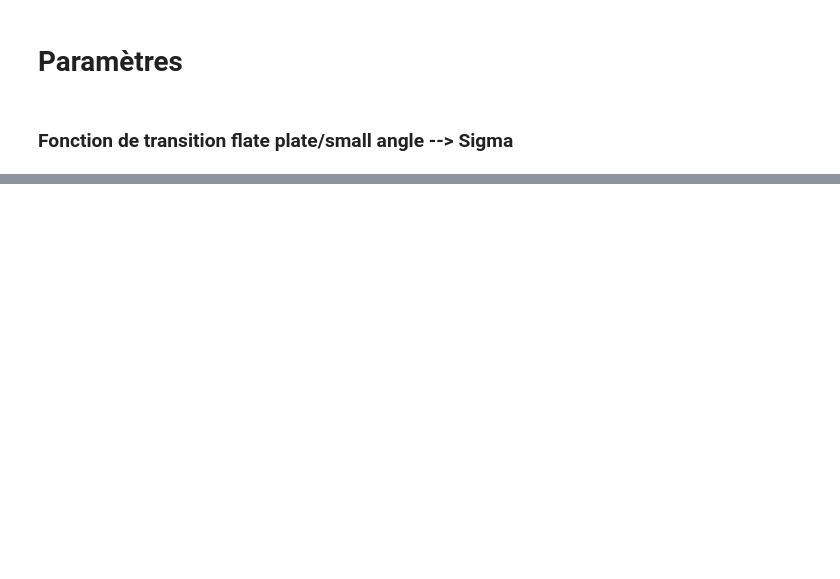
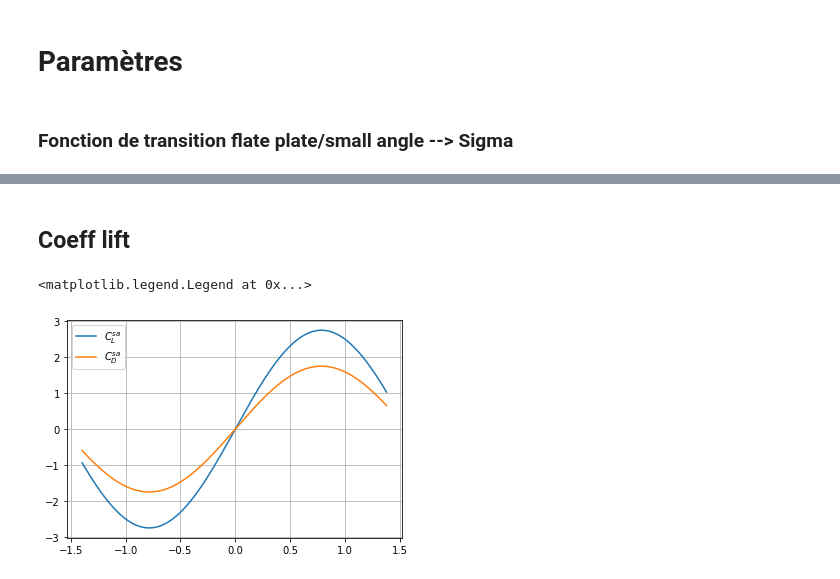
Before and after one commit to altlnt/Avion-Simulation-Identification, a Jupyter notebook: coef_aero.ipynb, the cells around one changed output, grey strips where cells are left out. Drawn from its saved outputs; the diff is of its cells as text; code cells hidden in the pictures; blank space fills up the shorter version.

```diff
--- a/coef_aero.ipynb
+++ b/coef_aero.ipynb
@@ -68,0 +123,12 @@ CD_function = lambdify((CD_0_fp, CD_0_sa, CD_1_sa, CD_1_fp, sigma, alpha, alpha_
+# %%
+d= 0 *180/np.pi                 # angle des ailerons en radian
+# %% [markdown]
+## Coeff lift
+# %%
+plt.plot(a , CL_sa_function(CL1sa, a, alpha0, k1, d),label=r'$C_L^{sa}$')
+plt.plot(a , CL_fp_function(CD1fp, a, alpha0, k1, d) , label=r'$C_D^{sa}$')     # Ici CD1fp = CLfp dans l'equation j'ai mis CL1fp
+plt.grid()
+plt.legend()
+# %% [output]
+<matplotlib.legend.Legend at 0x...>
+[figure, added]
```
Also changed, not shown: parts of 22 cells of this notebook.
